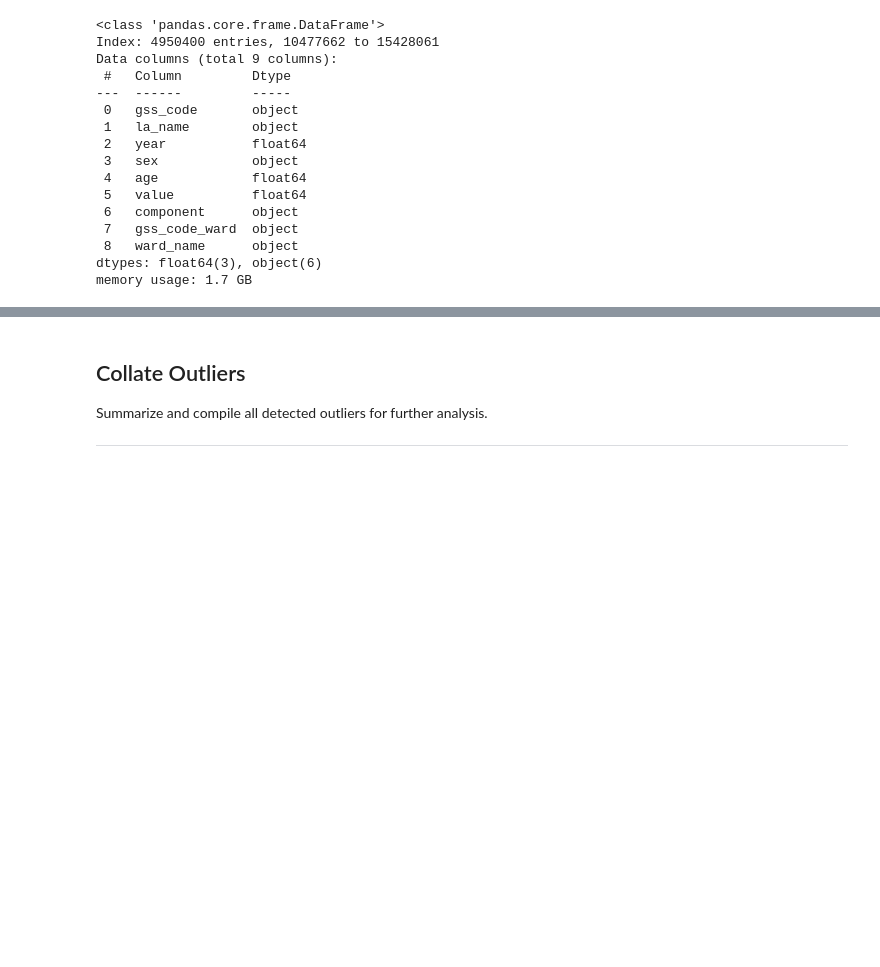
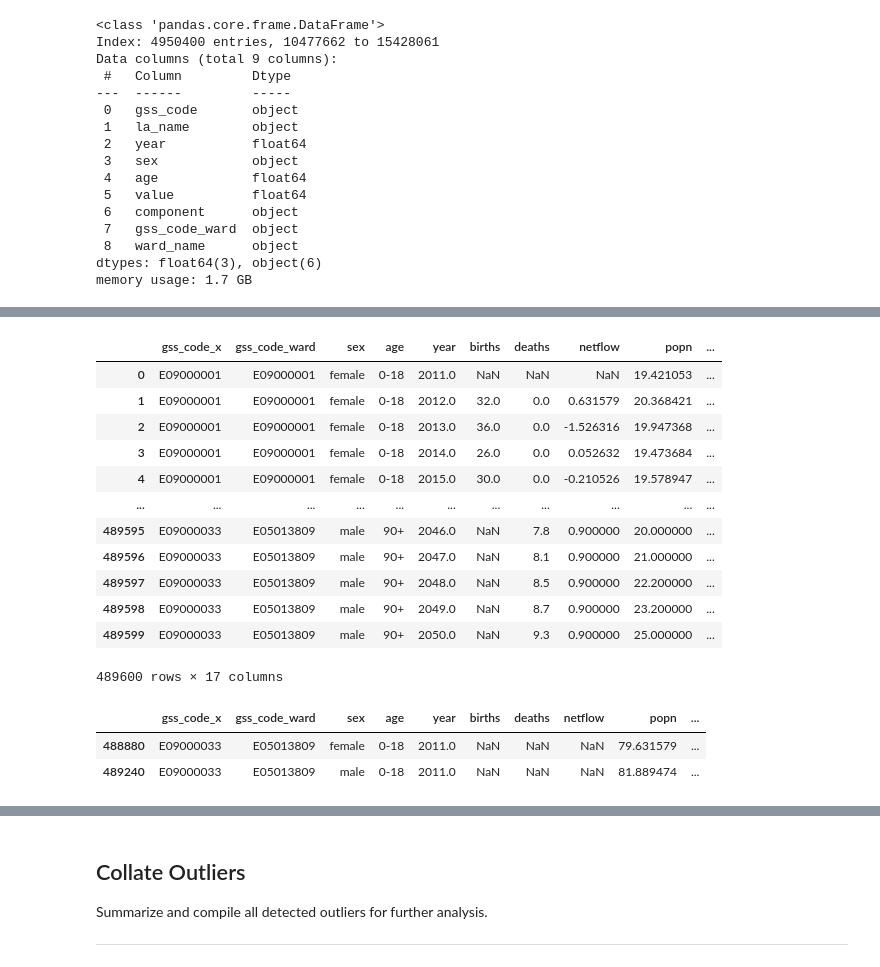
Before and after one commit to SebastianHeslinRees/Projections_QA, a Jupyter notebook: QA_population_projection.ipynb, the cells around one changed output, grey strips where cells are left out. Cells and saved outputs as stored; diff of their text form; code cells hidden in the pictures; blank space fills up the shorter version.

```diff
--- a/QA_population_projection.ipynb
+++ b/QA_population_projection.ipynb
@@ -1351,0 +1485,16 @@ See the caveats in the documentation: https://pandas.pydata.org/pandas-docs/stab
+# %%
+data
+# %% [output]
+|  | gss_code_x | gss_code_ward | sex | age | year | births | deaths | netflow | popn | ... |
+| 0 | E09000001 | E09000001 | female | 0-18 | 2011.0 | NaN | NaN | NaN | 19.421053 | ... |
+| 1 | E09000001 | E09000001 | female | 0-18 | 2012.0 | 32.0 | 0.0 | 0.631579 | 20.368421 | ... |
+| 2 | E09000001 | E09000001 | female | 0-18 | 2013.0 | 36.0 | 0.0 | -1.526316 | 19.947368 | ... |
+| 3 | E09000001 | E09000001 | female | 0-18 | 2014.0 | 26.0 | 0.0 | 0.052632 | 19.473684 | ... |
+| 4 | E09000001 | E09000001 | female | 0-18 | 2015.0 | 30.0 | 0.0 | -0.210526 | 19.578947 | ... |
+| ... | ... | ... | ... | ... | ... | ... | ... | ... | ... | ... |
+| 489595 | E09000033 | E05013809 | male | 90+ | 2046.0 | NaN | 7.8 | 0.900000 | 20.000000 | ... |
+| 489596 | E09000033 | E05013809 | male | 90+ | 2047.0 | NaN | 8.1 | 0.900000 | 21.000000 | ... |
+| 489597 | E09000033 | E05013809 | male | 90+ | 2048.0 | NaN | 8.5 | 0.900000 | 22.200000 | ... |
+| 489598 | E09000033 | E05013809 | male | 90+ | 2049.0 | NaN | 8.7 | 0.900000 | 23.200000 | ... |
+| 489599 | E09000033 | E05013809 | male | 90+ | 2050.0 | NaN | 9.3 | 0.900000 | 25.000000 | ... |
+489600 rows × 17 columns
@@ -1351,0 +1509,6 @@ See the caveats in the documentation: https://pandas.pydata.org/pandas-docs/stab
+# %%
+westbourne_0_18_2011
+# %% [output]
+|  | gss_code_x | gss_code_ward | sex | age | year | births | deaths | netflow | popn | ... |
+| 488880 | E09000033 | E05013809 | female | 0-18 | 2011.0 | NaN | NaN | NaN | 79.631579 | ... |
+| 489240 | E09000033 | E05013809 | male | 0-18 | 2011.0 | NaN | NaN | NaN | 81.889474 | ... |
```
Also changed, not shown: parts of 25 cells of this notebook, 1 other file.
